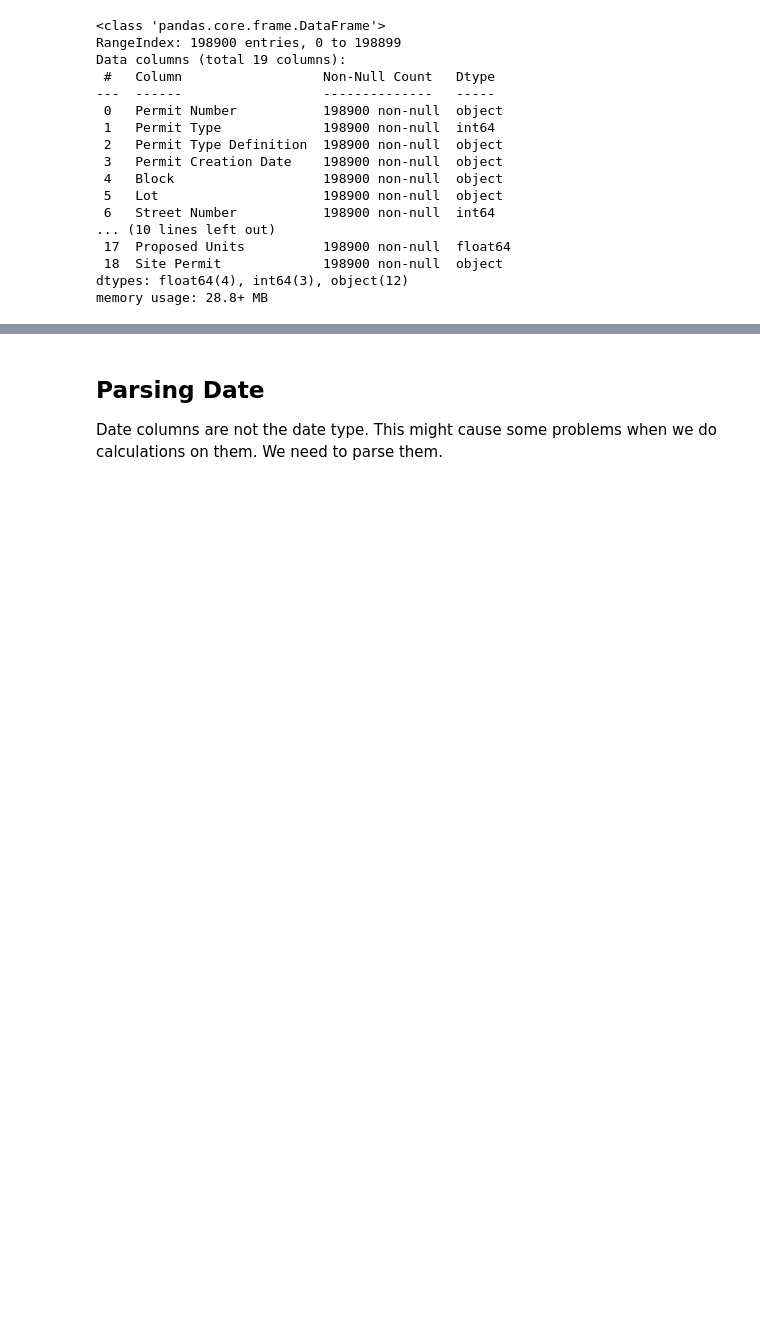
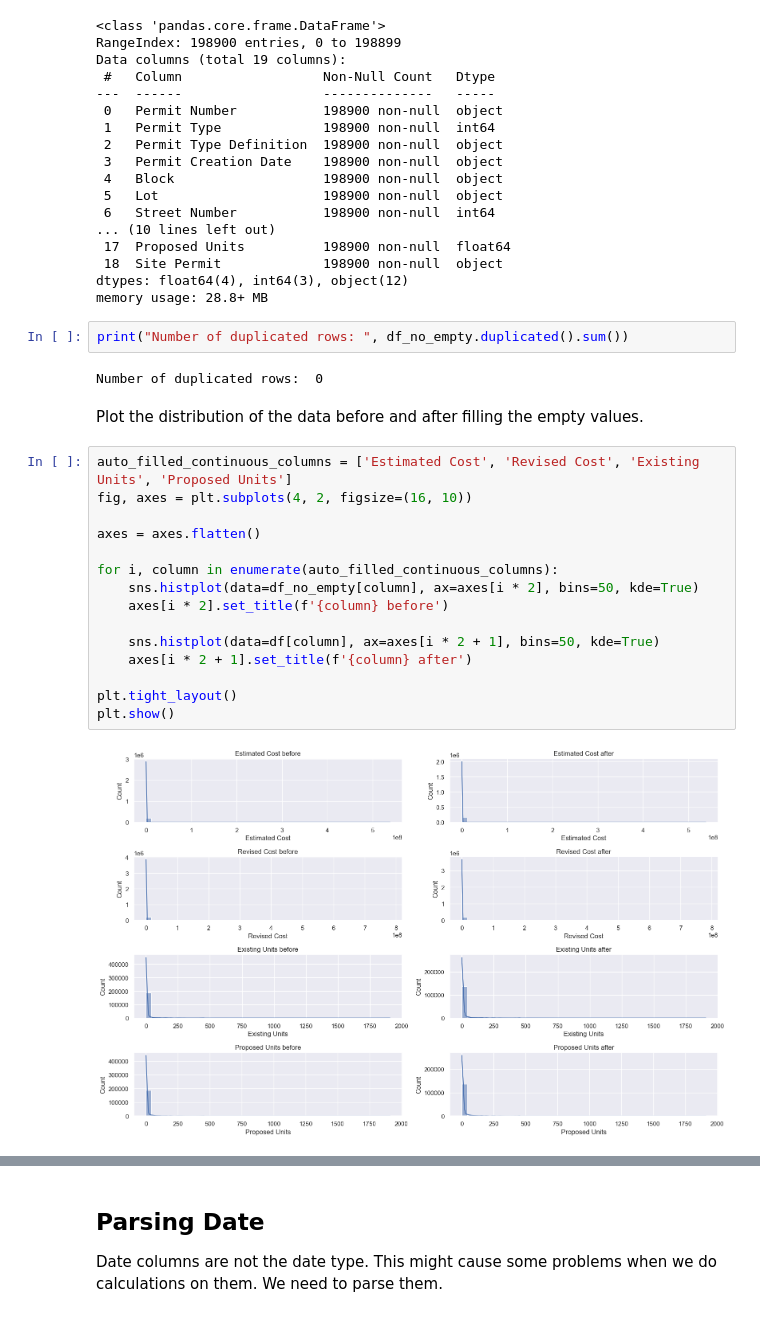
Before and after one commit to DataScienceHCMUS/Analysis, a Jupyter notebook: notebooks/San Francisco Building Permits.ipynb, the cells around one changed output, grey strips where cells are left out. Drawn from its saved outputs; the diff is of its cells as text; blank space fills up the shorter version.

```diff
--- a/notebooks/San Francisco Building Permits.ipynb
+++ b/notebooks/San Francisco Building Permits.ipynb
@@ -173,3 +175,26 @@ Data columns (total 19 columns):
  18  Site Permit             198900 non-null  object
 dtypes: float64(4), int64(3), object(12)
 memory usage: 28.8+ MB
+# %%
+print("Number of duplicated rows: ", df_no_empty.duplicated().sum())
+# %% [output]
+Number of duplicated rows:  0
+# %% [markdown]
+Plot the distribution of the data before and after filling the empty values.
+# %%
+auto_filled_continuous_columns = ['Estimated Cost', 'Revised Cost', 'Existing Units', 'Proposed Units']
+fig, axes = plt.subplots(4, 2, figsize=(16, 10))
+
+axes = axes.flatten()
+
+for i, column in enumerate(auto_filled_continuous_columns):
+    sns.histplot(data=df_no_empty[column], ax=axes[i * 2], bins=50, kde=True)
+    axes[i * 2].set_title(f'{column} before')
+
+    sns.histplot(data=df[column], ax=axes[i * 2 + 1], bins=50, kde=True)
+    axes[i * 2 + 1].set_title(f'{column} after')
+
+plt.tight_layout()
+plt.show()
+# %% [output]
+[figure, added]
```
Also changed, not shown: parts of 25 cells of this notebook, 1 other file.
